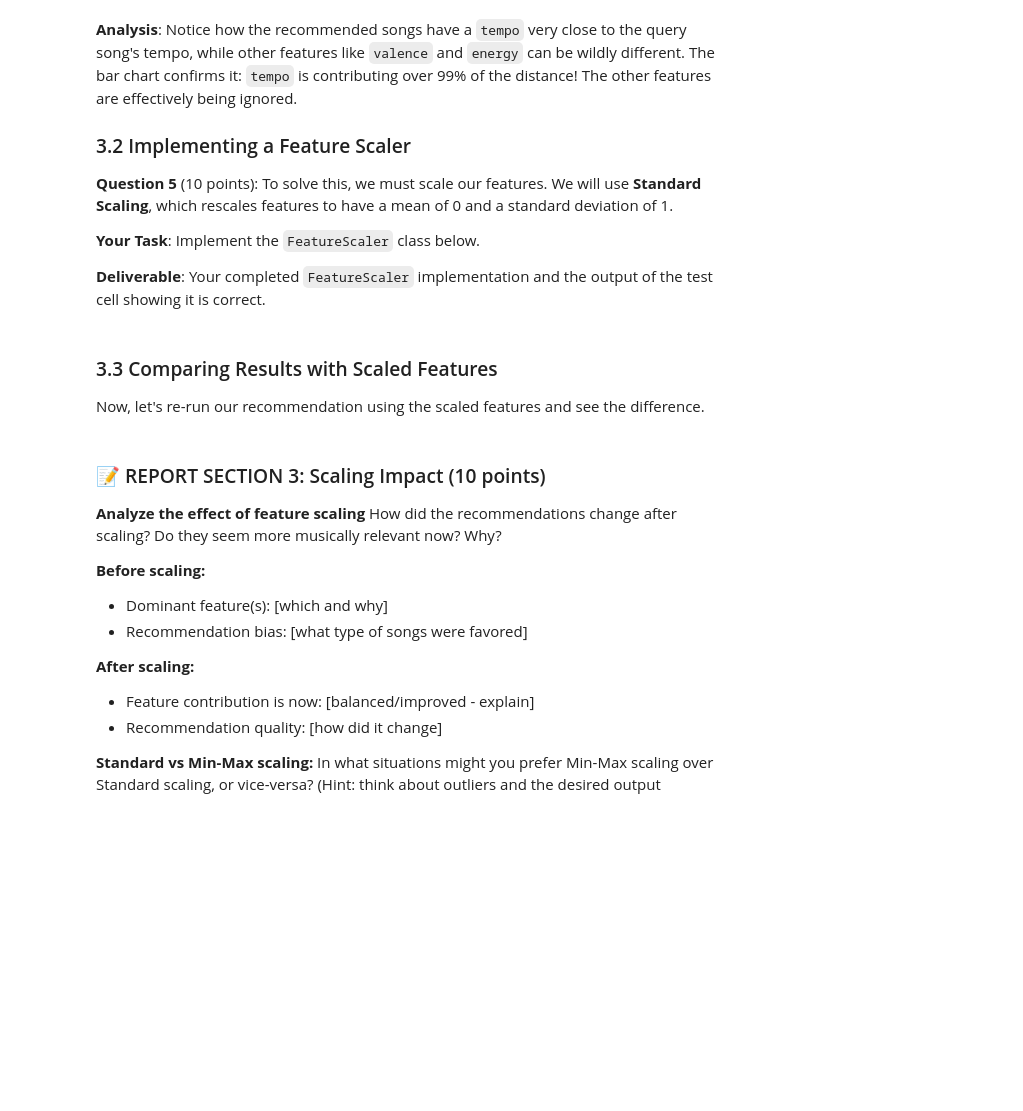
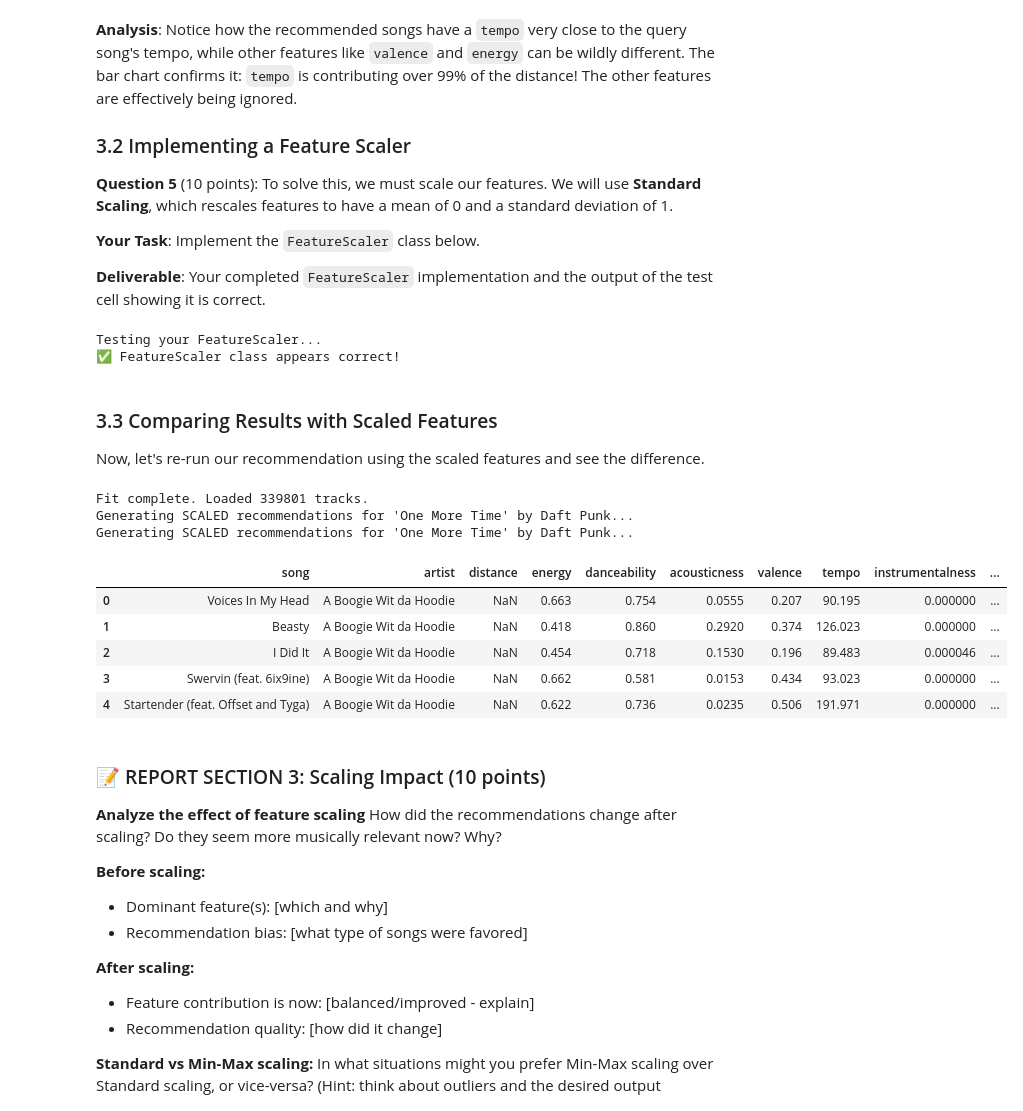
Before and after one commit to N172DZ/learn-ml-by-building, a Jupyter notebook: Project 1 KNN Music Recommender/p01-Music-Recommender.ipynb, the cells around one changed output. Drawn from its saved outputs; the diff is of its cells as text; code cells hidden in the pictures; blank space fills up the shorter version.

```diff
--- a/Project 1 KNN Music Recommender/p01-Music-Recommender.ipynb
+++ b/Project 1 KNN Music Recommender/p01-Music-Recommender.ipynb
@@ -428,7 +428,17 @@ class KNNRecommender:
 
         # --- YOUR IMPLEMENTATION GOES HERE ---
         # --- SOLUTION ---
-        # TODO: Implement k-NN search
+        # DONE: Implement k-NN search
+        query_index = self.track_id_to_index[track_id]
+        query_vector = self.features_matrix[query_index]
+        distances = []
+        for i in range(len(self.features_matrix)):
+            if i == query_index:
+                continue  # Skip the query track itself
+            dist = distance_functions[distance_metric](query_vector, self.features_matrix[i])
+            distances.append((dist, self.item_profile['id'].iloc[i]))
+        distances.sort(key=lambda x: x[0])  # Sort by distance
+        return distances[:n_neighbors]
         # Don't include the query track itself in results
         pass
 
@@ -530,7 +551,6 @@ display_distance_contribution(tracks_df, audio_features, query_track_id, unscale
 **Deliverable**: Your completed `FeatureScaler` implementation and the output of the test cell showing it is correct.
 # %%
 # CELL FOR STUDENT IMPLEMENTATION - FEATURE SCALER
-
 class FeatureScaler:
     """A class to scale numerical features using Standard Scaling."""
     def __init__(self):
@@ -549,10 +569,11 @@ class FeatureScaler:
             self.std: Std per feature (replace 0 with 1)
         """
         # --- SOLUTION ---
-        # TODO: Implement
-        # NOTE: Make sure you set the values of self.mean and self.std
-        # No need to return any values
-        pass
+        # DONE: Implement
+        self.mean = np.mean(X, axis=0)
+        self.std = np.std(X, axis=0)
+        # Replace any zero std with 1.0 to avoid division-by-zero later
+        self.std = np.where(self.std == 0, 1.0, self.std)
 
     def transform(self, X):
         """
@@ -570,8 +591,8 @@ class FeatureScaler:
         if self.mean is None or self.std is None:
             raise RuntimeError("Scaler has not been fitted yet. Call fit() first.")
         # --- SOLUTION ---
-        # TODO: Implement
-        pass
+        # DONE: Implement
+        return (X - self.mean) / self.std
 
     def fit_transform(self, X):
         """A convenience method to fit and transform in one step."""
@@ -586,6 +607,9 @@ X_scaled = scaler.fit_transform(X_test)
 assert np.allclose(X_scaled.mean(axis=0), [0, 0]), "Scaled mean should be 0."
 assert np.allclose(X_scaled.std(axis=0), [1, 1]), "Scaled std dev should be 1."
 print("✅ FeatureScaler class appears correct!")
+# %% [output]
+Testing your FeatureScaler...
+✅ FeatureScaler class appears correct!
 # %% [markdown]
 ### 3.3 Comparing Results with Scaled Features
 Now, let's re-run our recommendation using the scaled features and see the difference.
@@ -602,39 +626,49 @@ scaled_tracks_df = tracks_df.copy()
 scaled_tracks_df[audio_features] = scaled_features_matrix
 
 # 4. Fit a new recommender with the SCALED data
 scaled_recommender = KNNRecommender(k=5)
 scaled_recommender.fit(scaled_tracks_df, feature_columns=audio_features)
 
 # 5. Get recommendations for the same song
-# print(f"Generating SCALED recommendations for '{query_song['song']}' by {query_song['artist']}...")
-# scaled_recs_df = scaled_recommender.recommend(query_track_id, distance_metric='euclidean')
+print(f"Generating SCALED recommendations for '{query_song['song']}' by {query_song['artist']}...")
+scaled_recs_df = scaled_recommender.recommend(query_track_id, distance_metric='euclidean')
 
 # # --- Display original, unscaled features for clarity ---
-# rec_ids = scaled_recs_df['id'].tolist()
-# display_df = tracks_df[tracks_df['id'].isin(rec_ids)].copy()
-# display_df['distance'] = display_df['id'].map(dict(zip(scaled_recs_df['id'], scaled_recs_df['distance'])))
-# display(display_df[['song', 'artist', 'distance'] + audio_features].sort_values('distance'))
+rec_ids = scaled_recs_df['id'].tolist()
+display_df = tracks_df[tracks_df['id'].isin(rec_ids)].copy()
+display_df['distance'] = display_df['id'].map(dict(zip(scaled_recs_df['id'], scaled_recs_df['distance'])))
+display(display_df[['song', 'artist', 'distance'] + audio_features].sort_values('distance'))
 
 
 # Get recommendations using scaled data
 print(f"Generating SCALED recommendations for '{query_song['song']}' by {query_song['artist']}...")
 scaled_recs_df = scaled_recommender.recommend(query_track_id, distance_metric='euclidean')
 
 # The recommendations have IDs and distances, but scaled features
 # We want to show original features with the distances from scaled calculation
 rec_ids = scaled_recs_df['id'].values
 distances = scaled_recs_df['distance'].values
 
 # Get original unscaled data for these tracks
 original_recs = tracks_df[tracks_df['id'].isin(rec_ids)].copy()
 
 # Add the distances
 distance_map = dict(zip(rec_ids, distances))
 original_recs['distance'] = original_recs['id'].map(distance_map)
 
 # Sort and display
 original_recs = original_recs.sort_values('distance')
 display(original_recs[['song', 'artist', 'distance'] + audio_features].head())
+# %% [output]
+Fit complete. Loaded 339801 tracks.
+Generating SCALED recommendations for 'One More Time' by Daft Punk...
+Generating SCALED recommendations for 'One More Time' by Daft Punk...
+|  | song | artist | distance | energy | danceability | acousticness | valence | tempo | instrumentalness | ... |
+| 0 | Voices In My Head | A Boogie Wit da Hoodie | NaN | 0.663 | 0.754 | 0.0555 | 0.207 | 90.195 | 0.000000 | ... |
+| 1 | Beasty | A Boogie Wit da Hoodie | NaN | 0.418 | 0.860 | 0.2920 | 0.374 | 126.023 | 0.000000 | ... |
+| 2 | I Did It | A Boogie Wit da Hoodie | NaN | 0.454 | 0.718 | 0.1530 | 0.196 | 89.483 | 0.000046 | ... |
+| 3 | Swervin (feat. 6ix9ine) | A Boogie Wit da Hoodie | NaN | 0.662 | 0.581 | 0.0153 | 0.434 | 93.023 | 0.000000 | ... |
+| 4 | Startender (feat. Offset and Tyga) | A Boogie Wit da Hoodie | NaN | 0.622 | 0.736 | 0.0235 | 0.506 | 191.971 | 0.000000 | ... |
 # %% [markdown]
 ### 📝 REPORT SECTION 3: Scaling Impact (10 points)
 **Analyze the effect of feature scaling** How did the recommendations change after scaling? Do they seem more musically relevant now? Why?
```
Also changed, not shown: parts of 5 cells of this notebook, 2 other files.
